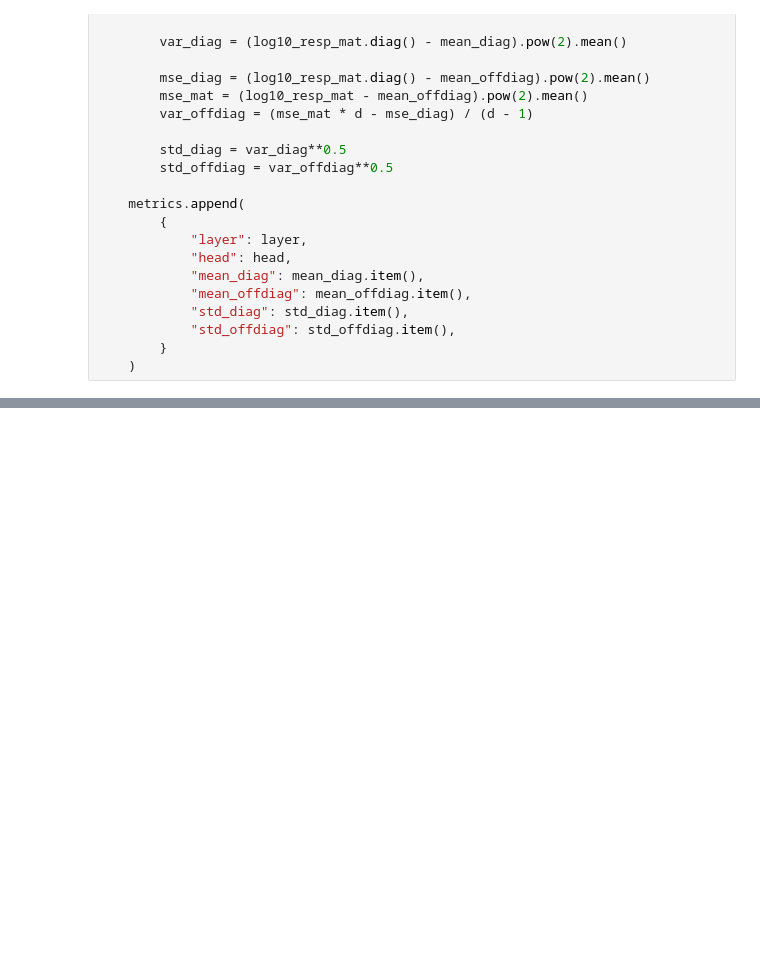
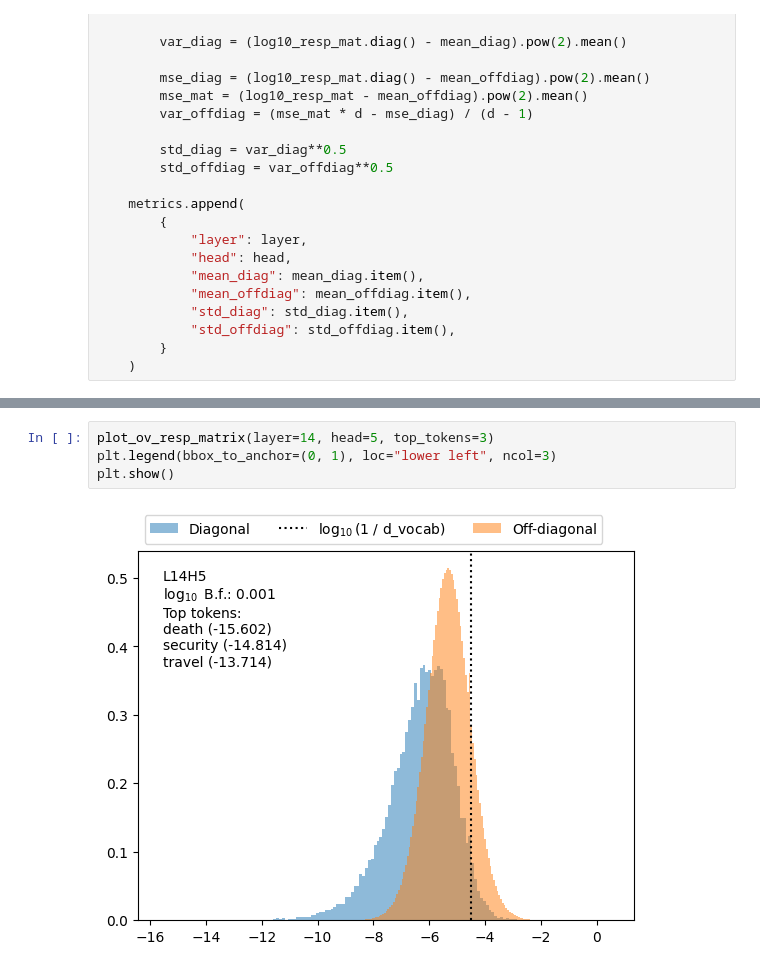
Before and after one commit to ed1d1a8d/prompt-injection-interp, a Jupyter notebook: notebooks/dontsay/ov-analysis.ipynb, the cells around one changed output, grey strips where cells are left out. Saved outputs shown, nothing was run; the diff lists cells and outputs as text; blank space fills up the shorter version.

```diff
--- a/notebooks/dontsay/ov-analysis.ipynb
+++ b/notebooks/dontsay/ov-analysis.ipynb
@@ -320,0 +363,6 @@ No artists with labels found to put in legend.  Note that artists whose label st
+# %%
+plot_ov_resp_matrix(layer=14, head=5, top_tokens=3)
+plt.legend(bbox_to_anchor=(0, 1), loc="lower left", ncol=3)
+plt.show()
+# %% [output]
+[figure, added]
```
Also changed, not shown: parts of 12 cells of this notebook, 1 other file.
